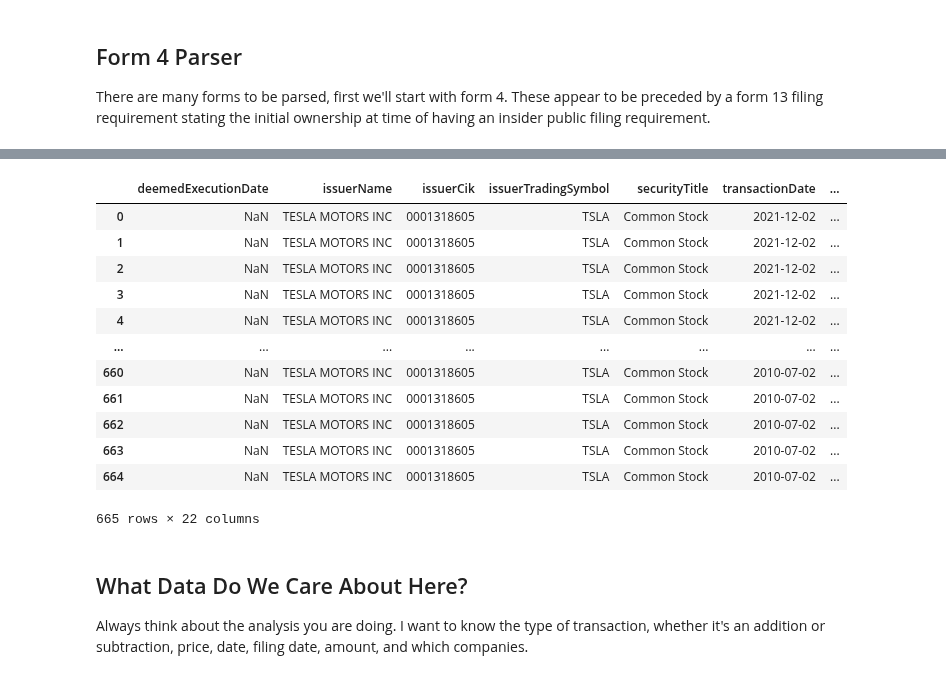
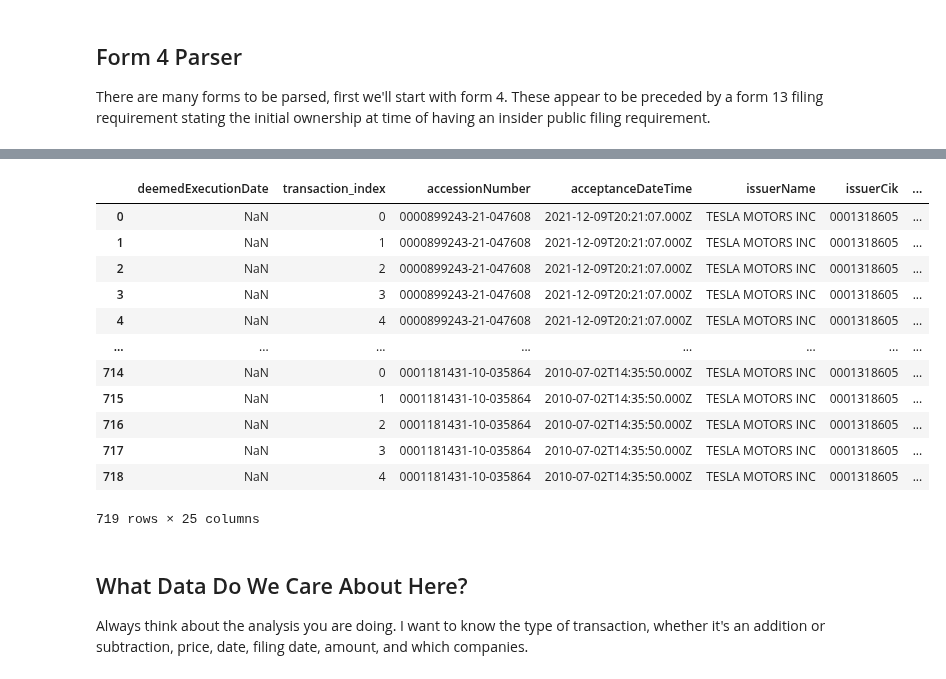
Before and after one commit to rogerfitz/tutorials, a Jupyter notebook: scraping_insider_trading/1_Elon_Musk_Form_4_Filings.ipynb, the cells around one changed output, grey strips where cells are left out. Drawn from its saved outputs; the diff is of its cells as text; code cells hidden in the pictures.

```diff
--- a/scraping_insider_trading/1_Elon_Musk_Form_4_Filings.ipynb
+++ b/scraping_insider_trading/1_Elon_Musk_Form_4_Filings.ipynb
@@ -130,48 +111,52 @@ def etree_to_dict(t):
             for k, v in dc.items():
                 dd[k].append(v)
         d = {t.tag: {k:v[0] if len(v) == 1 else v for k, v in dd.items()}}
     if t.attrib:
         d[t.tag].update(('@' + k, v) for k, v in t.attrib.items())
     if t.text:
         text = t.text.strip()
         if children or t.attrib:
             if text:
               d[t.tag]['#text'] = text
         else:
             d[t.tag] = text
     return d
 
 rows=[]
 for idx, filing in tqdm.tqdm(insider_filings[insider_filings['form']=='4'].iterrows()):
     doc_url=f"https://www.sec.gov/Archives/edgar/data/{int(cik)}/{filing['accessionNumber'].replace('-','')}/{filing['primaryDocument'].split('/')[-1]}"
     resp=edgar_get(doc_url)
     soup=BeautifulSoup(resp.text,"xml")
 
-    for transaction in soup.find_all("nonDerivativeTransaction"):
-        rows.append(etree_to_dict(etree.XML(str(transaction)))['nonDerivativeTransaction'])
+    for i,transaction in enumerate(soup.find_all("nonDerivativeTransaction")):
+        row=etree_to_dict(etree.XML(str(transaction)))['nonDerivativeTransaction']
+        row['transaction_index']=i#for sorting later
+        row['accessionNumber']=filing['accessionNumber']#so we can do lookups against the source later
+        row['acceptanceDateTime']=filing['acceptanceDateTime']
+        rows.append(row)
     for row in rows:
         for tag in ["issuerName","issuerCik","issuerTradingSymbol"]:
             try:
                 row[tag]=soup.find(tag).text
             except:
                 pass
 df=pd.json_normalize(rows, sep='_')
 df.columns=[re.sub(r"_value$","",col) for col in df.columns]
 df
 # %% [output]
-|  | deemedExecutionDate | issuerName | issuerCik | issuerTradingSymbol | securityTitle | transactionDate | ... |
-| 0 | NaN | TESLA MOTORS INC | 0001318605 | TSLA | Common Stock | 2021-12-02 | ... |
-| 1 | NaN | TESLA MOTORS INC | 0001318605 | TSLA | Common Stock | 2021-12-02 | ... |
-| 2 | NaN | TESLA MOTORS INC | 0001318605 | TSLA | Common Stock | 2021-12-02 | ... |
-| 3 | NaN | TESLA MOTORS INC | 0001318605 | TSLA | Common Stock | 2021-12-02 | ... |
-| 4 | NaN | TESLA MOTORS INC | 0001318605 | TSLA | Common Stock | 2021-12-02 | ... |
+|  | deemedExecutionDate | transaction_index | accessionNumber | acceptanceDateTime | issuerName | issuerCik | ... |
+| 0 | NaN | 0 | 0000899243-21-047608 | 2021-12-09T20:21:07.000Z | TESLA MOTORS INC | 0001318605 | ... |
+| 1 | NaN | 1 | 0000899243-21-047608 | 2021-12-09T20:21:07.000Z | TESLA MOTORS INC | 0001318605 | ... |
+| 2 | NaN | 2 | 0000899243-21-047608 | 2021-12-09T20:21:07.000Z | TESLA MOTORS INC | 0001318605 | ... |
+| 3 | NaN | 3 | 0000899243-21-047608 | 2021-12-09T20:21:07.000Z | TESLA MOTORS INC | 0001318605 | ... |
+| 4 | NaN | 4 | 0000899243-21-047608 | 2021-12-09T20:21:07.000Z | TESLA MOTORS INC | 0001318605 | ... |
 | ... | ... | ... | ... | ... | ... | ... | ... |
-| 660 | NaN | TESLA MOTORS INC | 0001318605 | TSLA | Common Stock | 2010-07-02 | ... |
-| 661 | NaN | TESLA MOTORS INC | 0001318605 | TSLA | Common Stock | 2010-07-02 | ... |
-| 662 | NaN | TESLA MOTORS INC | 0001318605 | TSLA | Common Stock | 2010-07-02 | ... |
-| 663 | NaN | TESLA MOTORS INC | 0001318605 | TSLA | Common Stock | 2010-07-02 | ... |
-| 664 | NaN | TESLA MOTORS INC | 0001318605 | TSLA | Common Stock | 2010-07-02 | ... |
+| 714 | NaN | 0 | 0001181431-10-035864 | 2010-07-02T14:35:50.000Z | TESLA MOTORS INC | 0001318605 | ... |
+| 715 | NaN | 1 | 0001181431-10-035864 | 2010-07-02T14:35:50.000Z | TESLA MOTORS INC | 0001318605 | ... |
+| 716 | NaN | 2 | 0001181431-10-035864 | 2010-07-02T14:35:50.000Z | TESLA MOTORS INC | 0001318605 | ... |
+| 717 | NaN | 3 | 0001181431-10-035864 | 2010-07-02T14:35:50.000Z | TESLA MOTORS INC | 0001318605 | ... |
+| 718 | NaN | 4 | 0001181431-10-035864 | 2010-07-02T14:35:50.000Z | TESLA MOTORS INC | 0001318605 | ... |
-665 rows × 22 columns
+719 rows × 25 columns
 # %%
 df.to_csv("musk_transactions.csv",index=False)
 # %% [markdown]
```
Also changed, not shown: parts of 6 cells of this notebook, 13 other files.
